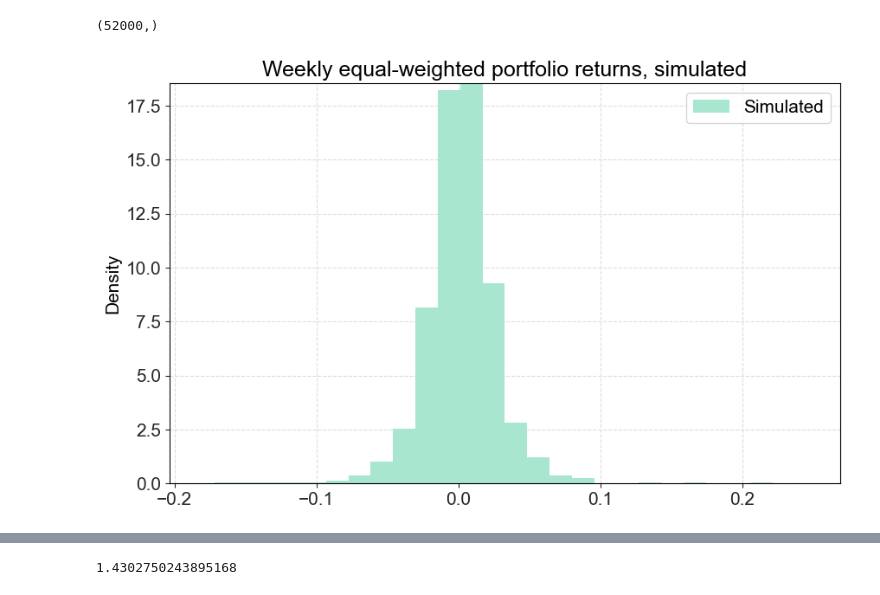
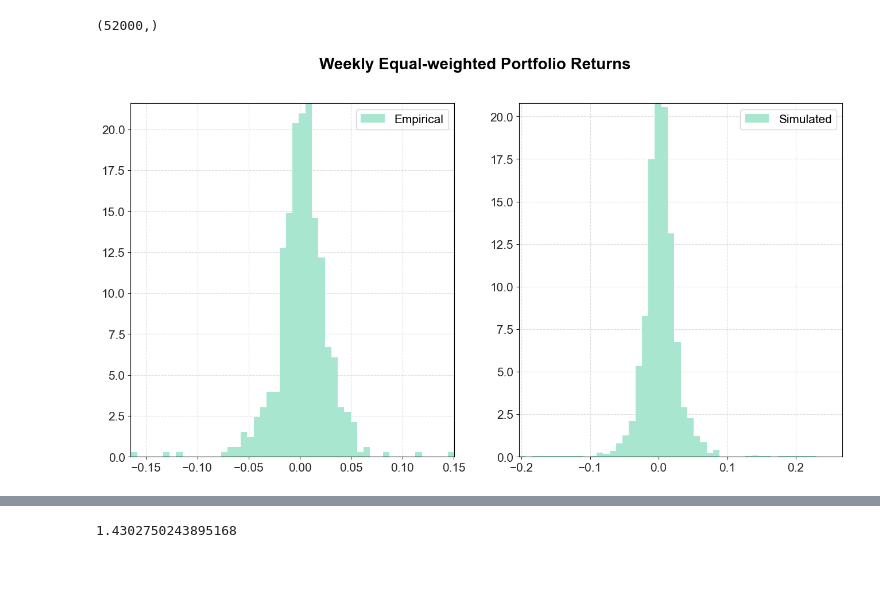
Before and after one commit to sophusmm/master_thesis, a Jupyter notebook: Main_new.ipynb, the cells around one changed output, grey strips where cells are left out. Cells and saved outputs as stored; diff of their text form; code cells hidden in the pictures; blank space fills up the shorter version.

```diff
--- a/Main_new.ipynb
+++ b/Main_new.ipynb
@@ -540,18 +523,16 @@ print(ew_returns_simulated.shape)
 # %%
 # Plotting
 
-#x_values = np.linspace(0.5, 2.0, 1000)
-#true_mean = 0.07
-#true_vol = np.sqrt(cov_mat[1, 1])
-#pdf_values = stats.lognorm.pdf(x=x_values, s=true_vol, scale=np.exp(true_mean))
-fig, ax = plt.subplots(figsize=(10, 6))
-ax.hist(ew_returns_simulated, bins=30, density=True, label="Simulated")
-#ax.plot(x_values, pdf_values, color="black", label="True")
-ax.set(title="Weekly equal-weighted portfolio returns, simulated", ylabel="Density")
-ax.legend()
+
+fig, ax = plt.subplots(1, 2, figsize=(16, 8))
+ax[0].hist(ew_returns, bins=50, density=True, label="Empirical")
+ax[1].hist(ew_returns_simulated, bins=50, density=True, label="Simulated")
+ax[0].legend()
+ax[1].legend()
+fig.suptitle("Weekly Equal-weighted Portfolio Returns", fontsize=20, weight="bold")
 plt.show()
 # %% [output]
-[figure, old version]
+[figure, new version]
 # %%
 MyFunctions.compute_returns_statistics(pd.DataFrame(ew_returns_simulated))
 # %% [output]
```
Also changed, not shown: parts of 76 cells of this notebook, 2 other files.
